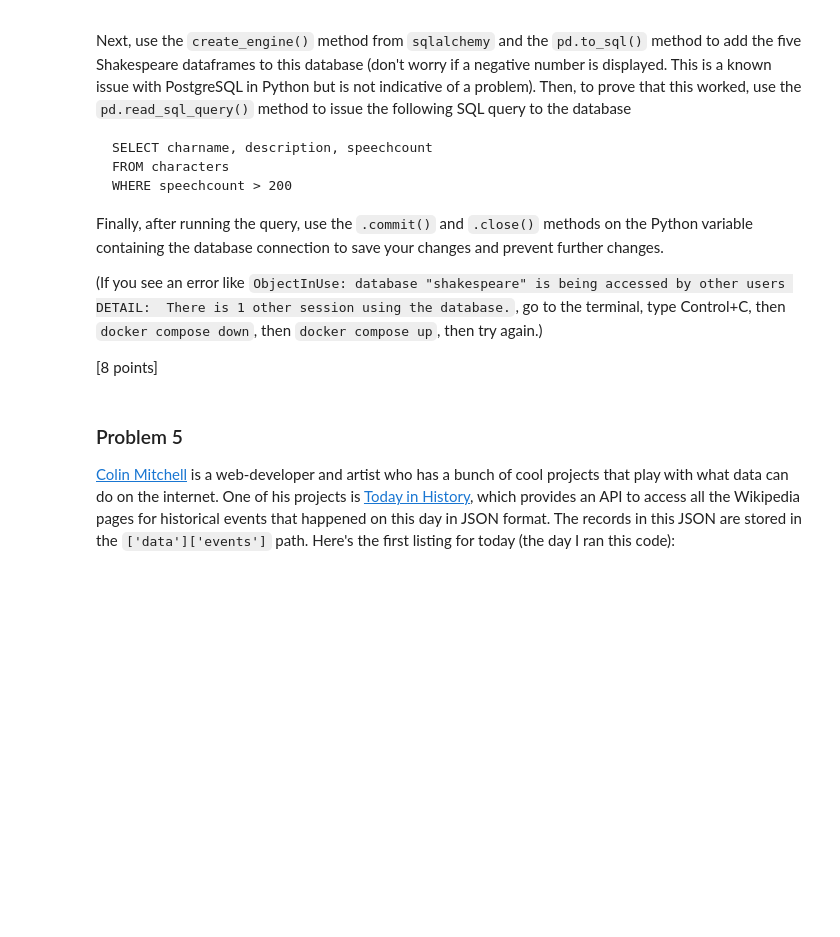
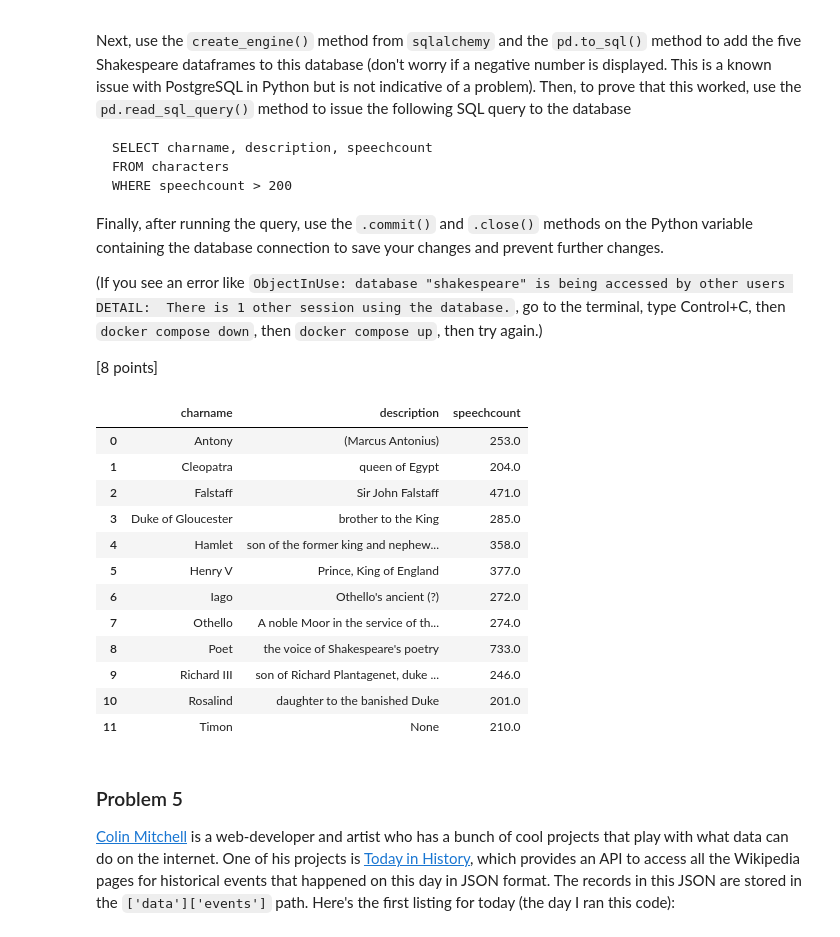
Before and after one commit to Maodougie25/ds6001databases2025, a Jupyter notebook: labassignment6.MAT.ipynb, the cells around one changed output. Saved outputs shown, nothing was run; the diff lists cells and outputs as text; code cells hidden in the pictures; blank space fills up the shorter version.

```diff
--- a/labassignment6.MAT.ipynb
+++ b/labassignment6.MAT.ipynb
@@ -768,6 +847,79 @@ Finally, after running the query, use the `.commit()` and `.close()` methods on
 (If you see an error like `ObjectInUse: database "shakespeare" is being accessed by other users DETAIL:  There is 1 other session using the database.`, go to the terminal, type Control+C, then `docker compose down`, then `docker compose up`, then try again.)
 
 [8 points]
+# %%
+import os
+import pandas as pd
+from sqlalchemy import create_engine, text
+import dotenv
+
+# 1) Load env
+dotenv.load_dotenv()
+
+PGUSER = os.getenv("POSTGRES_USER", "postgres")
+PGPWD  = os.getenv("POSTGRES_PASSWORD")
+PGHOST = os.getenv("POSTGRES_HOST", "localhost")
+PGPORT = int(os.getenv("POSTGRES_PORT", "5432"))
+PGDB   = os.getenv("POSTGRES_DB", "shakespeare")
+
+assert PGPWD, "POSTGRES_PASSWORD is missing in your .env"
+
+
+server_url = f"postgresql+psycopg://{PGUSER}:{PGPWD}@{PGHOST}:{PGPORT}/postgres"
+engine_server = create_engine(server_url, isolation_level="AUTOCOMMIT")
+
+with engine_server.begin() as conn:
+    exists = conn.execute(
+        text("SELECT 1 FROM pg_database WHERE datname = :n"), {"n": PGDB}
+    ).scalar()
+    if not exists:
+        conn.execute(text(f'CREATE DATABASE "{PGDB}"'))
+
+engine_server.dispose()
+
+
+db_url = f"postgresql+psycopg://{PGUSER}:{PGPWD}@{PGHOST}:{PGPORT}/{PGDB}"
+engine = create_engine(db_url)
+
+
+works      = pd.read_csv("Works.csv")
+characters = pd.read_csv("Characters.csv")
+chapters   = pd.read_csv("Chapters.csv")
+paragraphs = pd.read_csv("Paragraphs.csv")
+
+for df in (works, characters, chapters, paragraphs):
+    df.columns = [c.lower() for c in df.columns]
+
+
+with engine.begin() as conn:
+    works.to_sql("works", conn, if_exists="replace", index=False)
+    characters.to_sql("characters", conn, if_exists="replace", index=False)
+    chapters.to_sql("chapters", conn, if_exists="replace", index=False)
+    paragraphs.to_sql("paragraphs", conn, if_exists="replace", index=False)
+
+q = """
+SELECT charname, description, speechcount
+FROM characters
+WHERE speechcount > 200;
+"""
+df_check = pd.read_sql_query(q, engine)
+display(df_check)
+
+engine.dispose()
+# %% [output]
+|  | charname | description | speechcount |
+| 0 | Antony | (Marcus Antonius) | 253.0 |
+| 1 | Cleopatra | queen of Egypt | 204.0 |
+| 2 | Falstaff | Sir John Falstaff | 471.0 |
+| 3 | Duke of Gloucester | brother to the King | 285.0 |
+| 4 | Hamlet | son of the former king and nephew... | 358.0 |
+| 5 | Henry V | Prince, King of England | 377.0 |
+| 6 | Iago | Othello's ancient (?) | 272.0 |
+| 7 | Othello | A noble Moor in the service of th... | 274.0 |
+| 8 | Poet | the voice of Shakespeare's poetry | 733.0 |
+| 9 | Richard III | son of Richard Plantagenet, duke ... | 246.0 |
+| 10 | Rosalind | daughter to the banished Duke | 201.0 |
+| 11 | Timon | None | 210.0 |
 # %% [markdown]
 ### Problem 5
 [Colin Mitchell](http://muffinlabs.com/) is a web-developer and artist who has a bunch of cool projects that play with what data can do on the internet. One of his projects is [Today in History](https://history.muffinlabs.com/), which provides an API to access all the Wikipedia pages for historical events that happened on this day in JSON format. The records in this JSON are stored in the `['data']['events']` path. Here's the first listing for today (the day I ran this code):
```
Also changed, not shown: parts of 4 cells of this notebook, 1 other file.
